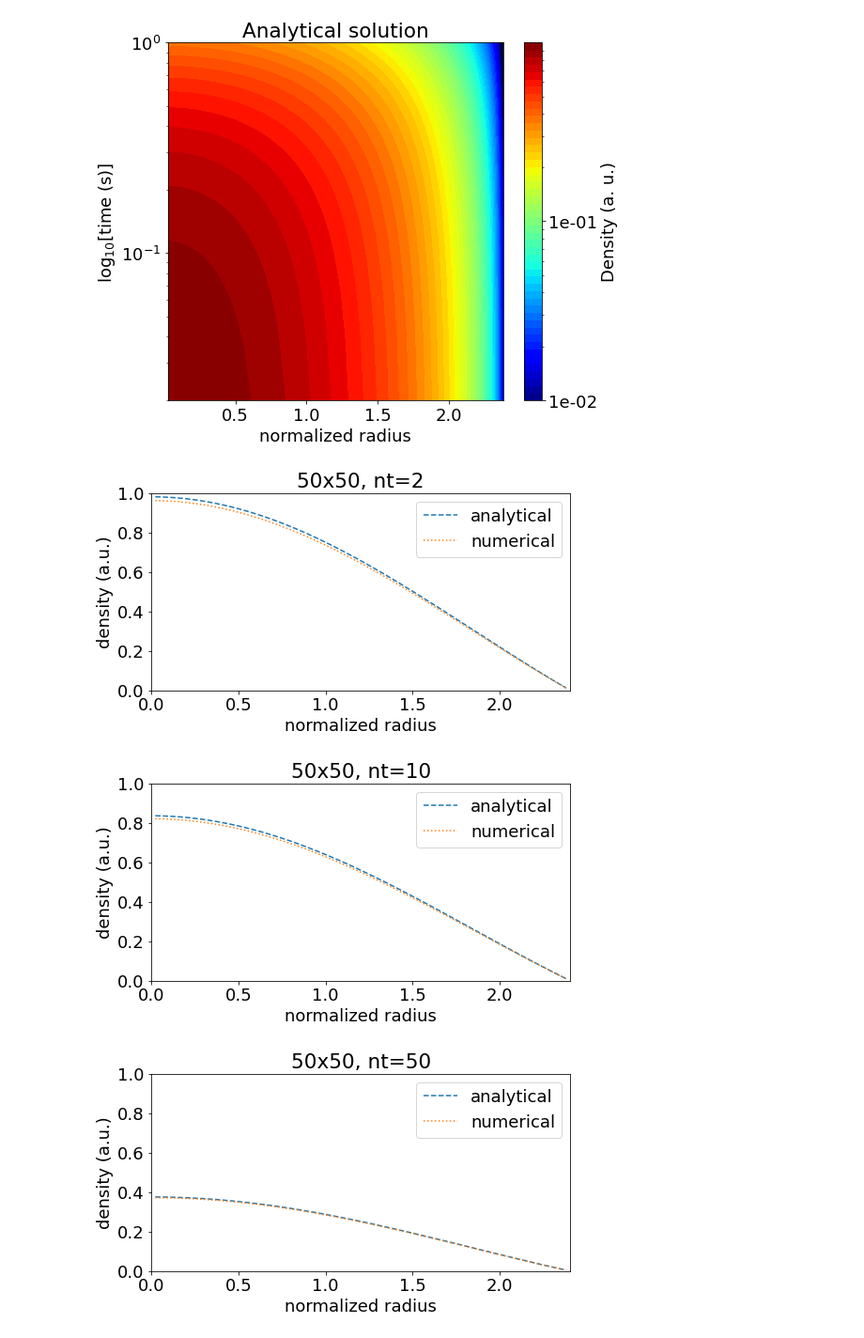
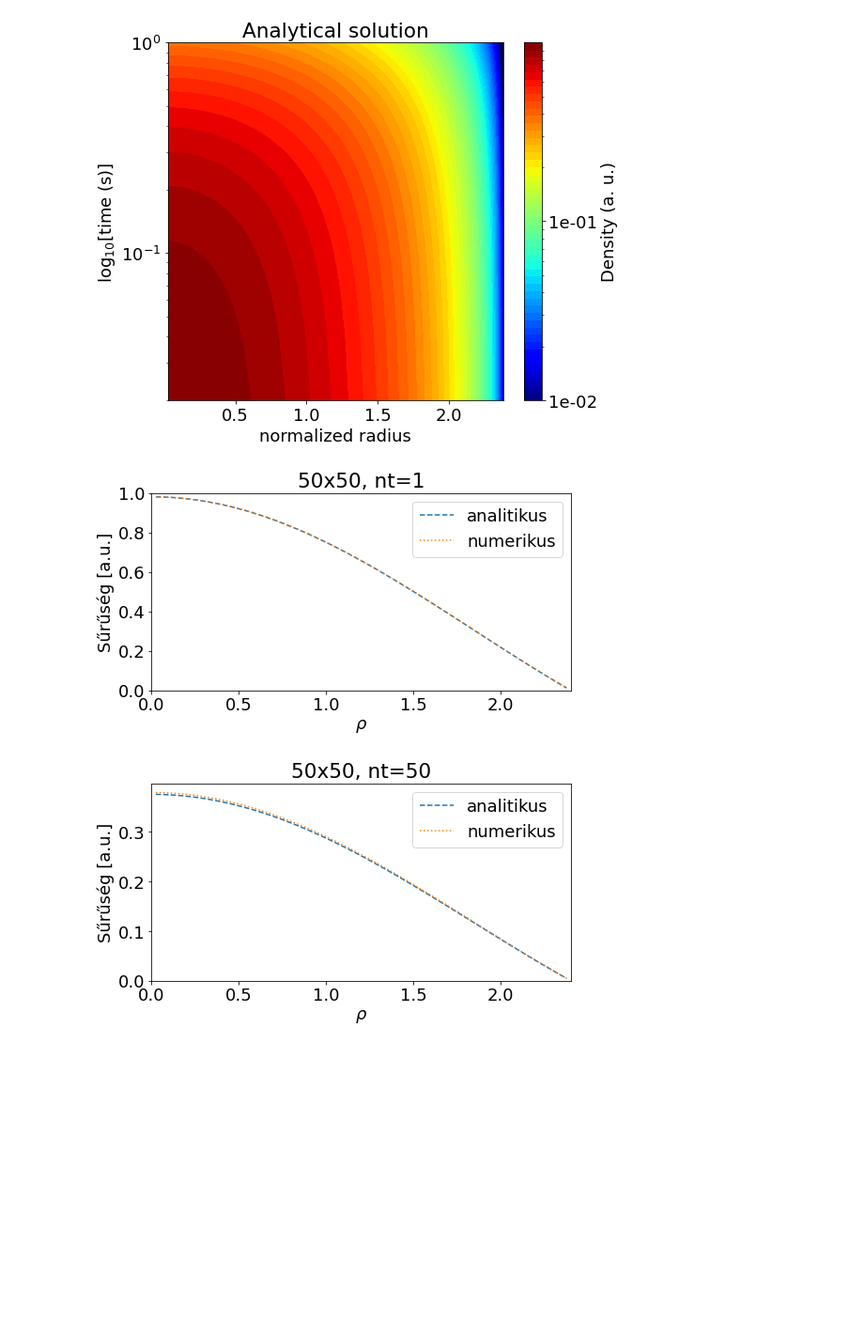
Before and after one commit to leferi99/szakdolgozat, a Jupyter notebook: verification.ipynb, the cells around one changed output. Shown at 94% size. Cells and saved outputs as stored; diff of their text form; code cells hidden in the pictures; blank space fills up the shorter version.

Commit message:
Plot changes

```diff
--- a/verification.ipynb
+++ b/verification.ipynb
@@ -46,10 +46,10 @@ In this case $g()$ is the numerical Dirac delta function as mentioned above.
 ## K=100, D is very small
 R_from = 0.7  ## inner radius in meters
 R_to = 1.  ## outer radius in meters
-nr = 1000  ## number of mesh cells
+nr = 10000  ## number of mesh cells
 dr = (R_to - R_from) / nr  ## distance between the centers of the mesh cells
 duration = 0.001  ## length of examined time evolution in seconds
-nt = 1000  ## number of timesteps
+nt = 10000  ## number of timesteps
 dt = duration / nt  ## length of one timestep
 
 ## 3D array for storing the density with the correspondant radius values
@@ -238,10 +193,10 @@ plt.savefig('conv_step1000_diff.jpg', dpi=150)
 ## K=100, D is very small
 R_from = 0.7  ## inner radius in meters
 R_to = 1.  ## outer radius in meters
-nr = 1000  ## number of mesh cells
+nr = 10000  ## number of mesh cells
 dr = (R_to - R_from) / nr  ## distance between the centers of the mesh cells
 duration = 0.001  ## length of examined time evolution in seconds
-nt = 1000  ## number of timesteps
+nt = 10000  ## number of timesteps
 dt = duration / nt  ## length of one timestep
 
 ## 3D array for storing the density with the correspondant radius values
@@ -427,10 +382,10 @@ $$\frac{\partial n(r,t)}{\partial t}=D\frac{1}{J}\frac{\partial^2 Jn(r,t)}{\part
 
 R_from = 0.  ## inner radius in meters
 R_to = math.pi  ## outer radius in meters
-nr = 100  ## number of mesh cells
+nr = 50  ## number of mesh cells
 dr = (R_to - R_from) / nr  ## distance between the centers of the mesh cells
 duration = 1.  ## length of examined time evolution in seconds
-nt = 100  ## number of timesteps
+nt = 50  ## number of timesteps
 dt = duration / nt  ## length of one timestep
 
 ## 3D array for storing the density with the correspondant radius values
@@ -514,7 +469,7 @@ for i in range(nt):
 ## drawing the maximum-line of the analytical solution on top of the numerical
 #plt.plot(A_2D[:,1],A_2D[:,0], color='white')
 ## optional high-res figure export
-plt.savefig('diff_sin_100x100_N.jpg',dpi=150)
+#plt.savefig('diff_sin_100x100_N.jpg',dpi=150)
 
 ## Plotting the analytical solution
 sol_min = analytical[:,:,1].min()
@@ -540,5 +495,5 @@ cbar.set_label(r'Density (a. u.)')
 plt.xlabel('normalized radius')
 plt.ylabel(r'log$_{10}$[time (s)]')
 plt.title(r'Analytical solution')
-plt.savefig('diff_sin_100x100_A.jpg', dpi=150)
+#plt.savefig('diff_sin_100x100_A.jpg', dpi=150)
 # %% [output]
@@ -872,44 +805,31 @@ plt.savefig('verification_plots/diff_bessel_A.jpg', dpi=150)
 [figure]
 # %%
 fig2 = plt.figure(figsize=(8,4))
-plt.plot(analytical[1,0:nr,0], analytical[1,0:nr,1], label="analytical", linestyle="--")
-plt.plot(solution[1,0:nr,0], solution[1,0:nr,1], label="numerical", linestyle=":")
+plt.plot(analytical[1,0:nr,0], analytical[1,0:nr,1], label="analitikus", linestyle="--")
+plt.plot(solution[0,0:nr,0], solution[0,0:nr,1], label="numerikus", linestyle=":")
 axes = plt.gca()
 axes.set_ylim(0.,1.)
 axes.set_xlim(0.,bessel_zero[0])
-plt.xlabel('normalized radius')
-plt.ylabel('density (a.u.)')
-plt.title("50x50, nt=2")
+plt.xlabel(r'$\rho$')
+plt.ylabel('Sűrűség [a.u.]')
+plt.title("50x50, nt=1")
 plt.legend()
 plt.gcf().subplots_adjust(bottom=0.15)
-plt.savefig('verification_plots/diff_bessel_step2.jpg', dpi=150)
+plt.savefig('diff_bessel_step1.jpg', dpi=150)
 
-fig10 = plt.figure(figsize=(8,4))
-plt.plot(analytical[9,0:nr,0], analytical[9,0:nr,1], label="analytical", linestyle="--")
-plt.plot(solution[9,0:nr,0], solution[9,0:nr,1], label="numerical", linestyle=":")
-axes = plt.gca()
-axes.set_ylim(0.,1.)
-axes.set_xlim(0.,bessel_zero[0])
-plt.xlabel('normalized radius')
-plt.ylabel('density (a.u.)')
-plt.title("50x50, nt=10")
-plt.legend()
-plt.gcf().subplots_adjust(bottom=0.15)
-plt.savefig('verification_plots/diff_bessel_step10.jpg', dpi=150)
 
 fig50 = plt.figure(figsize=(8,4))
-plt.plot(analytical[49,0:nr,0], analytical[49,0:nr,1], label="analytical", linestyle="--")
-plt.plot(solution[49,0:nr,0], solution[49,0:nr,1], label="numerical", linestyle=":")
+plt.plot(analytical[49,0:nr,0], analytical[49,0:nr,1], label="analitikus", linestyle="--")
+plt.plot(solution[48,0:nr,0], solution[48,0:nr,1], label="numerikus", linestyle=":")
 axes = plt.gca()
-axes.set_ylim(0.,1.)
+axes.set_ylim(0.,)
 axes.set_xlim(0.,bessel_zero[0])
-plt.xlabel('normalized radius')
-plt.ylabel('density (a.u.)')
+plt.xlabel(r'$\rho$')
+plt.ylabel('Sűrűség [a.u.]')
 plt.title("50x50, nt=50")
 plt.legend()
 plt.gcf().subplots_adjust(bottom=0.15)
-plt.savefig('verification_plots/diff_bessel_step50.jpg', dpi=150)
+plt.savefig('diff_bessel_step50.jpg', dpi=150)
 # %% [output]
-[figure, old version]
+[figure, new version]
-[figure, old version]
+[figure, new version]
-[figure, removed]
```
Also changed, not shown: parts of 8 cells of this notebook, 12 other files.
